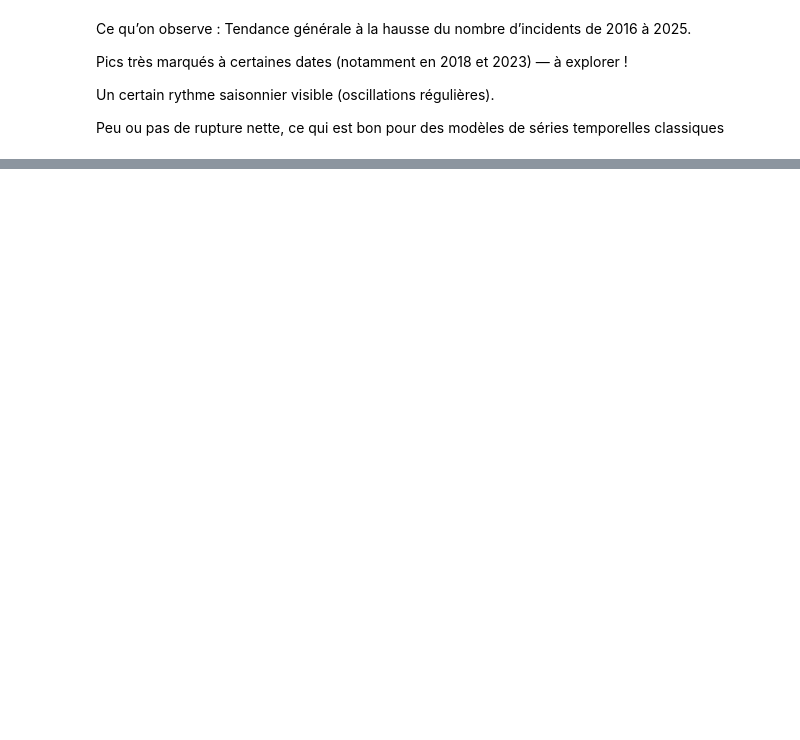
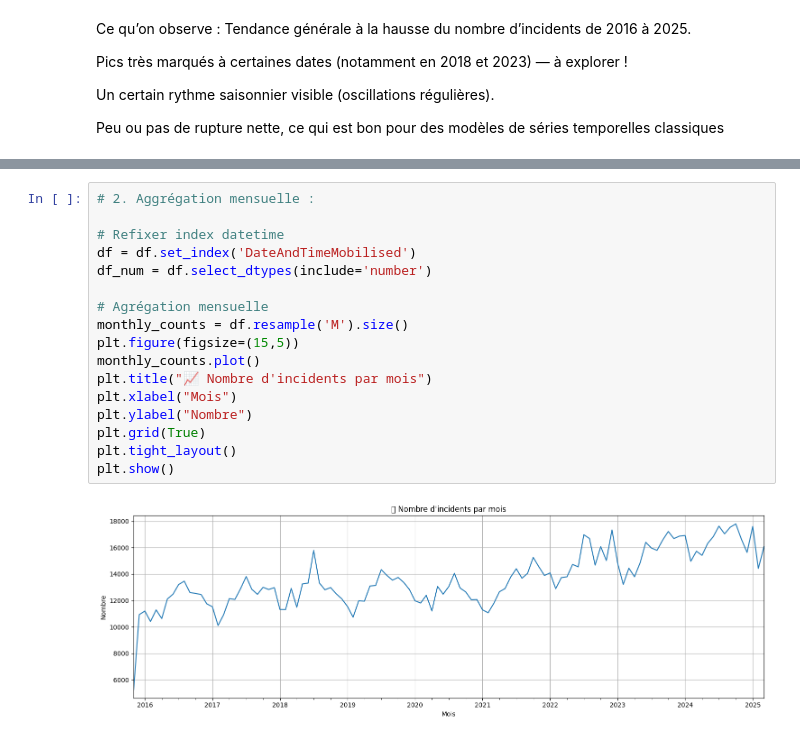
Before and after one commit to Massilia23/london-fire-response, a Jupyter notebook: notebooks/data-exploration.ipynb, the cells around one changed output, grey strips where cells are left out. Drawn from its saved outputs; the diff is of its cells as text; blank space fills up the shorter version.

```diff
--- a/notebooks/data-exploration.ipynb
+++ b/notebooks/data-exploration.ipynb
@@ -423,0 +431,19 @@ Peu ou pas de rupture nette, ce qui est bon pour des modèles de séries tempore
+# %%
+# 2. Aggrégation mensuelle :
+
+# Refixer index datetime
+df = df.set_index('DateAndTimeMobilised')
+df_num = df.select_dtypes(include='number')
+
+# Agrégation mensuelle
+monthly_counts = df.resample('M').size()
+plt.figure(figsize=(15,5))
+monthly_counts.plot()
+plt.title("📈 Nombre d'incidents par mois")
+plt.xlabel("Mois")
+plt.ylabel("Nombre")
+plt.grid(True)
+plt.tight_layout()
+plt.show()
+# %% [output]
+[figure, added]
```
Also changed, not shown: parts of 3 cells of this notebook.
